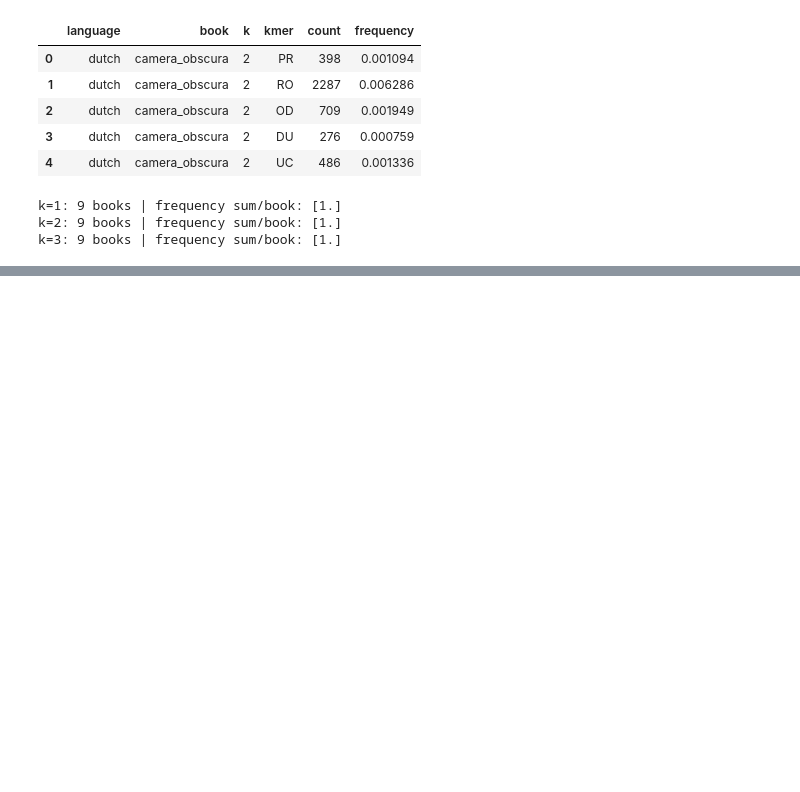
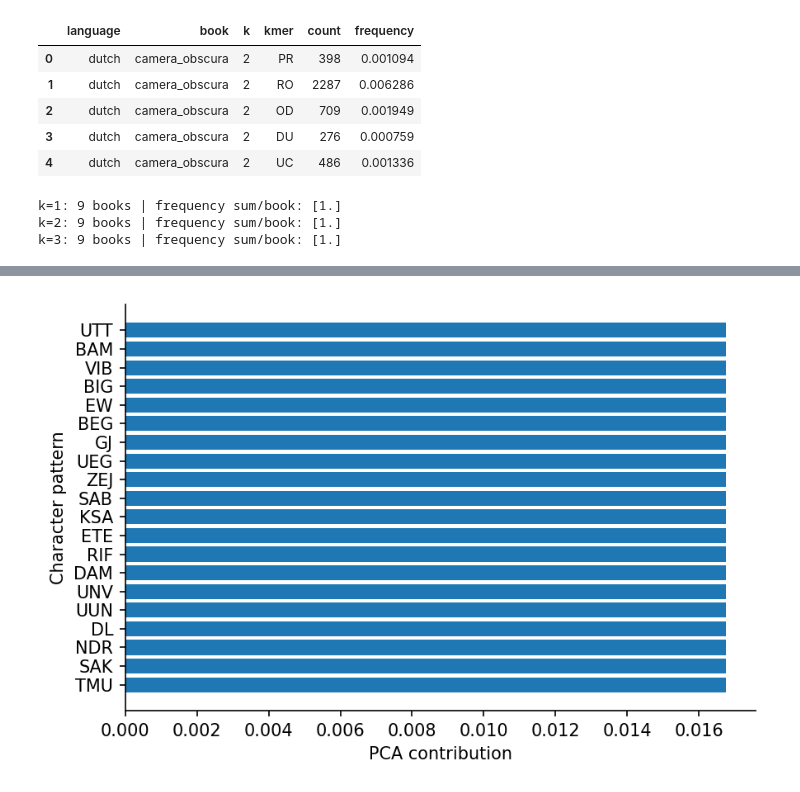
Before and after one commit to ih-11/book2genome, a Jupyter notebook: notebooks/kmers.ipynb, the cells around one changed output, grey strips where cells are left out. Drawn from its saved outputs; the diff is of its cells as text; code cells hidden in the pictures; blank space fills up the shorter version.

```diff
--- a/notebooks/kmers.ipynb
+++ b/notebooks/kmers.ipynb
@@ -136,0 +175,18 @@ plt.show()
+# %%
+# ============================================
+# 04. Features driving PCA separation
+# ============================================
+
+loadings = pd.DataFrame({
+    "feature": X_lang.columns,
+    "PC1": pca.components_[0],
+    "PC2": pca.components_[1],
+})
+
+loadings["contribution"] = np.sqrt(loadings["PC1"]**2 + loadings["PC2"]**2)
+loadings["k"] = loadings["feature"].str.extract(r"k(\d)").astype(int)
+loadings["kmer"] = loadings["feature"].str.replace(r"k\d_", "", regex=True)
+
+top = loadings.nlargest(20, "contribution")
+
+display(top[["k", "kmer", "PC1", "PC2", "contribution"]].round(3))
@@ -136,0 +211,16 @@ plt.show()
+# %%
+# Top character patterns separating the languages
+
+top = top.sort_values("contribution")
+
+fig, ax = plt.subplots(figsize=(6, 4), dpi=150)
+ax.barh(top["kmer"], top["contribution"])
+
+ax.set_xlabel("PCA contribution")
+ax.set_ylabel("Character pattern")
+ax.spines[["top", "right"]].set_visible(False)
+
+plt.tight_layout()
+plt.show()
+# %% [output]
+[figure, added]
```
Also changed, not shown: parts of 10 cells of this notebook.
